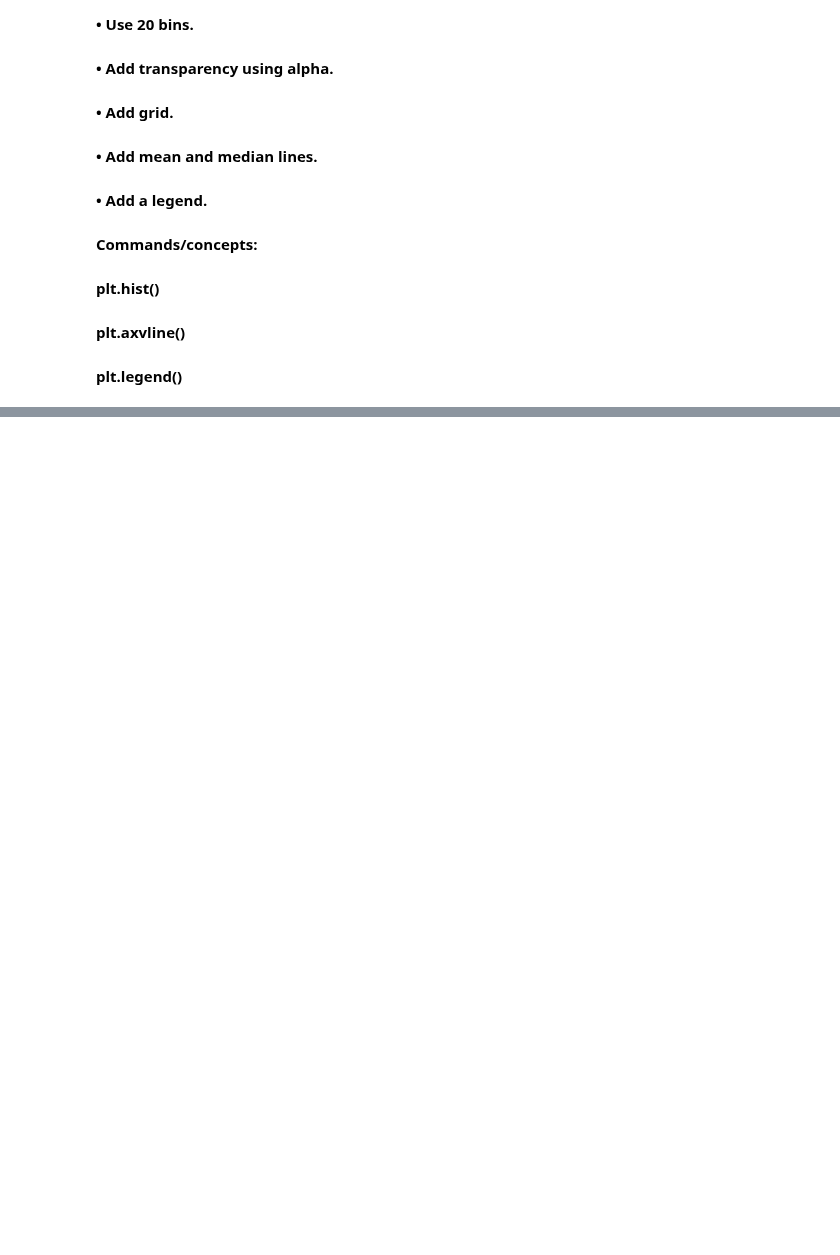
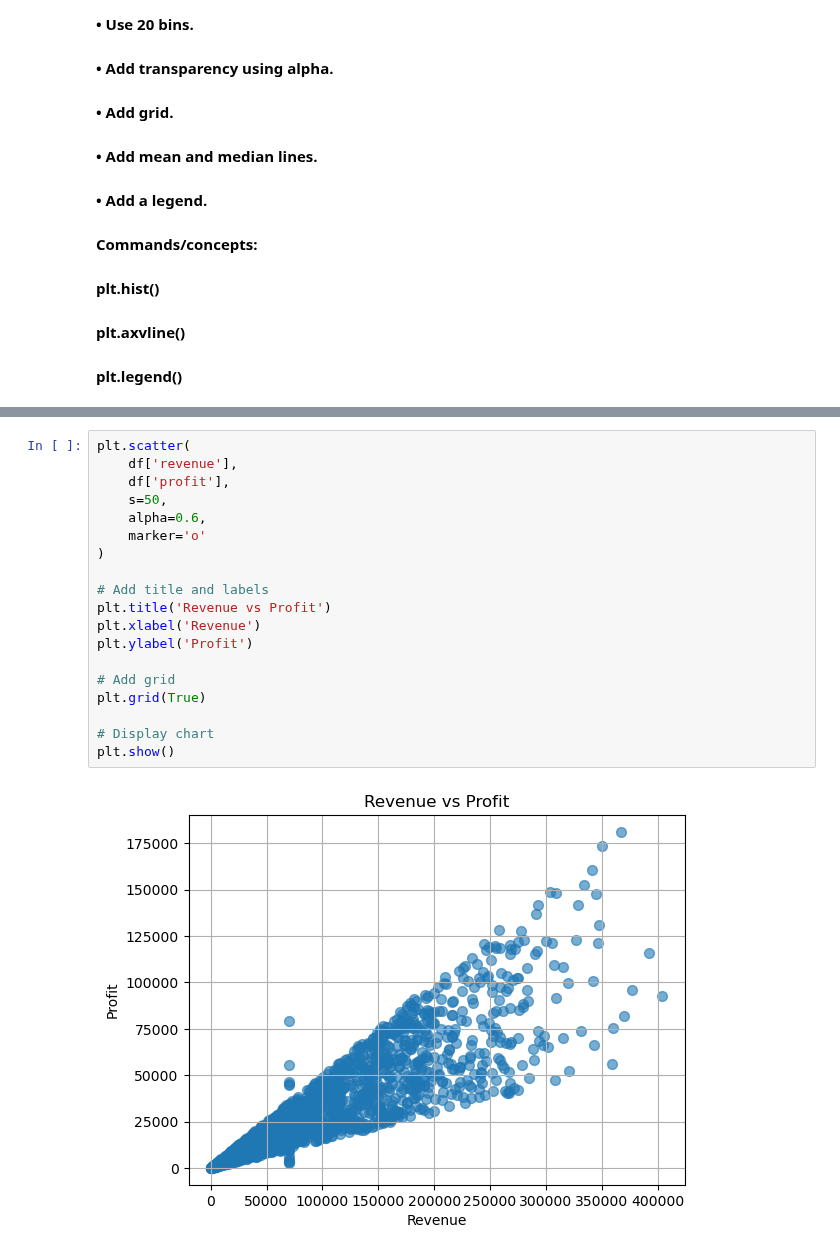
Before and after one commit to rohitdeore2151/python-daily-task, a Jupyter notebook: Task 41 Matplotlib — 15 Visualization Questions.ipynb, the cells around one changed output, grey strips where cells are left out. Saved outputs shown, nothing was run; the diff lists cells and outputs as text; blank space fills up the shorter version.

```diff
--- a/Task 41 Matplotlib — 15 Visualization Questions.ipynb
+++ b/Task 41 Matplotlib — 15 Visualization Questions.ipynb
@@ -183,0 +227,21 @@ plt.show()
+# %%
+plt.scatter(
+    df['revenue'],
+    df['profit'],
+    s=50,
+    alpha=0.6,
+    marker='o'
+)
+
+# Add title and labels
+plt.title('Revenue vs Profit')
+plt.xlabel('Revenue')
+plt.ylabel('Profit')
+
+# Add grid
+plt.grid(True)
+
+# Display chart
+plt.show()
+# %% [output]
+[figure, added]
```
Also changed, not shown: parts of 20 cells of this notebook.
